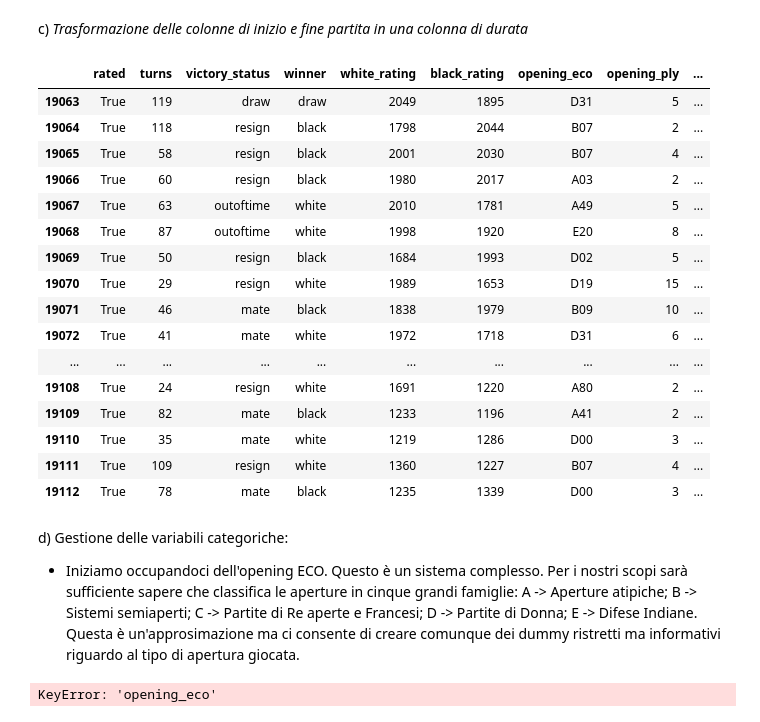
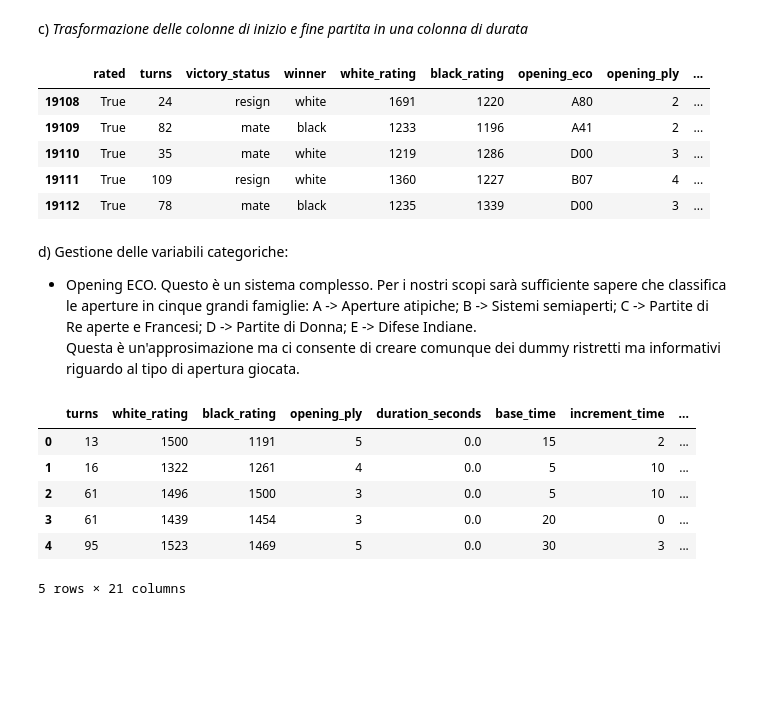
Before and after one commit to AndreaMorbello/Progetto-IA2, a Jupyter notebook: Notebooks/Notebook-IA2.ipynb, the cells around one changed output. Cells and saved outputs as stored; diff of their text form; code cells hidden in the pictures; blank space fills up the shorter version.

Commit message:
Correzione Opening ECO 2

```diff
--- a/Notebooks/Notebook-IA2.ipynb
+++ b/Notebooks/Notebook-IA2.ipynb
@@ -147,45 +147,34 @@ c) *Trasformazione delle colonne di inizio e fine partita in una colonna di dura
 
 df_times = df[['created_at','last_move_at']].copy()
 
 df_times['created_at_dt'] = pd.to_datetime(df_times['created_at']/1000, unit='s', origin='unix')
 
 df_times['last_move_at_dt'] = pd.to_datetime(df_times['last_move_at']/1000, unit='s', origin='unix')
 
 df_times['created_time'] = df_times['created_at_dt'].dt.time
 df_times['last_move_time'] = df_times['last_move_at_dt'].dt.time
 df_times['duration_seconds'] = (df_times['last_move_at_dt'] - df_times['created_at_dt']).dt.total_seconds()
 
 #Adesso che abbiamo la durata della partita in secondi, inseriamo la colonna nel dataframe e rimuoviamo quelle iniziali
 
 df=df.drop(columns=['created_at','last_move_at'])
 df=df.join(df_times['duration_seconds'])
 
 #Ora invece ci occupiamo della colonna 'increment_code', che è della forma "X+Y"
 #dove X sono i minuti concessi a ciascun giocatore per giocare le proprie mosse e Y
 #è il tempo che gli viene riaggiunto una volta giocata la mossa.
 #Vogliamo separare questi due valori e tenerli in colonne separate
 
 #Split di increment_code in due colonne
 df[['base_time', 'increment_time']] = (
     df['increment_code'].str.split('+', expand=True).astype(int))
 
 #Rimuoviamo la colonna originale
 df = df.drop(columns=['increment_code'])
 
-df.tail(50)
+df.tail(5)
 # %% [output]
 |  | rated | turns | victory_status | winner | white_rating | black_rating | opening_eco | opening_ply | ... |
-| 19063 | True | 119 | draw | draw | 2049 | 1895 | D31 | 5 | ... |
-| 19064 | True | 118 | resign | black | 1798 | 2044 | B07 | 2 | ... |
-| 19065 | True | 58 | resign | black | 2001 | 2030 | B07 | 4 | ... |
-| 19066 | True | 60 | resign | black | 1980 | 2017 | A03 | 2 | ... |
-| 19067 | True | 63 | outoftime | white | 2010 | 1781 | A49 | 5 | ... |
-| 19068 | True | 87 | outoftime | white | 1998 | 1920 | E20 | 8 | ... |
-| 19069 | True | 50 | resign | black | 1684 | 1993 | D02 | 5 | ... |
-| 19070 | True | 29 | resign | white | 1989 | 1653 | D19 | 15 | ... |
-| 19071 | True | 46 | mate | black | 1838 | 1979 | B09 | 10 | ... |
-| 19072 | True | 41 | mate | white | 1972 | 1718 | D31 | 6 | ... |
-| ... | ... | ... | ... | ... | ... | ... | ... | ... | ... |
 | 19108 | True | 24 | resign | white | 1691 | 1220 | A80 | 2 | ... |
 | 19109 | True | 82 | mate | black | 1233 | 1196 | A41 | 2 | ... |
 | 19110 | True | 35 | mate | white | 1219 | 1286 | D00 | 3 | ... |
@@ -194,7 +183,7 @@ df.tail(50)
 # %% [markdown]
 d) Gestione delle variabili categoriche:
 
-- Iniziamo occupandoci dell'opening ECO. Questo è un sistema complesso. Per i nostri scopi sarà sufficiente sapere che classifica le aperture in cinque grandi famiglie:
+- Opening ECO. Questo è un sistema complesso. Per i nostri scopi sarà sufficiente sapere che classifica le aperture in cinque grandi famiglie:
 A -> Aperture atipiche; B -> Sistemi semiaperti; C -> Partite di Re aperte e Francesi;  D -> Partite di Donna;                             E -> Difese Indiane.
 Questa è un'approsimazione ma ci consente di creare comunque dei dummy ristretti ma informativi riguardo al tipo di apertura giocata.
 # %%
@@ -206,5 +195,13 @@ df = df.drop(columns=['opening_eco'])
 colonne_categoriali = ['rated', 'victory_status', 'winner', 'opening_category']
 
 df = pd.get_dummies(df, columns=colonne_categoriali, dtype=int, drop_first=False)
+
+df.head()
 # %% [output]
+|  | turns | white_rating | black_rating | opening_ply | duration_seconds | base_time | increment_time | ... |
+| 0 | 13 | 1500 | 1191 | 5 | 0.0 | 15 | 2 | ... |
+| 1 | 16 | 1322 | 1261 | 4 | 0.0 | 5 | 10 | ... |
+| 2 | 61 | 1496 | 1500 | 3 | 0.0 | 5 | 10 | ... |
+| 3 | 61 | 1439 | 1454 | 3 | 0.0 | 20 | 0 | ... |
+| 4 | 95 | 1523 | 1469 | 5 | 0.0 | 30 | 3 | ... |
-KeyError: 'opening_eco'
+5 rows × 21 columns
```
Also changed, not shown: parts of 1 cell of this notebook.
